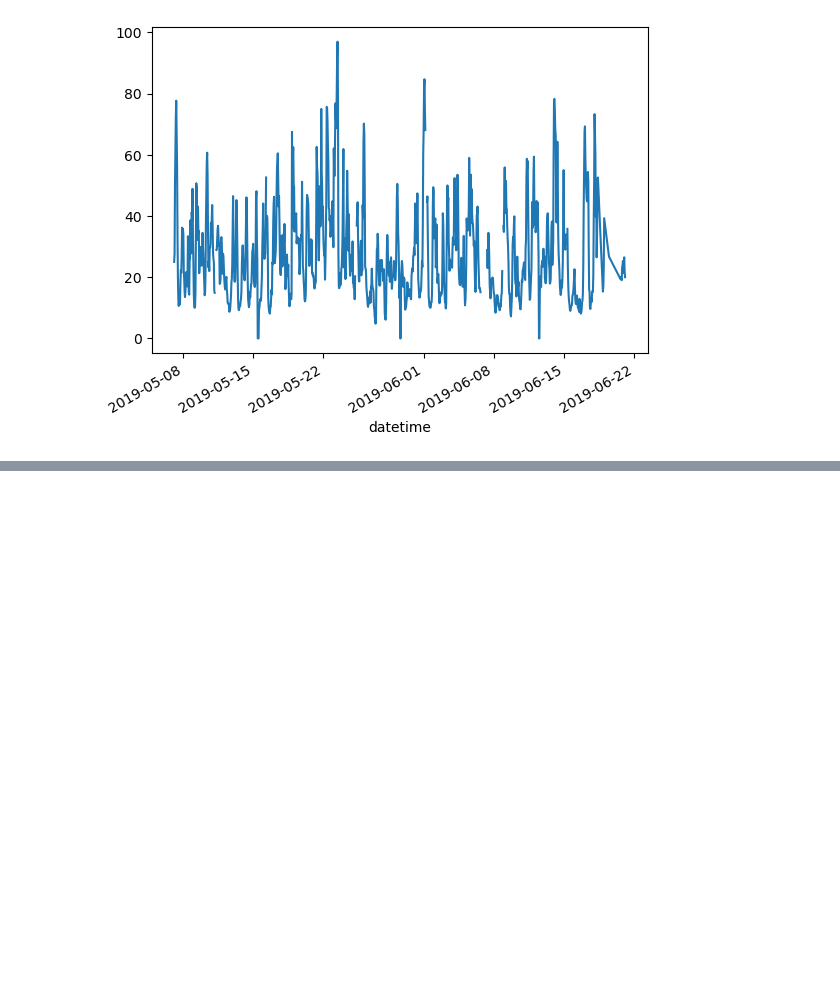
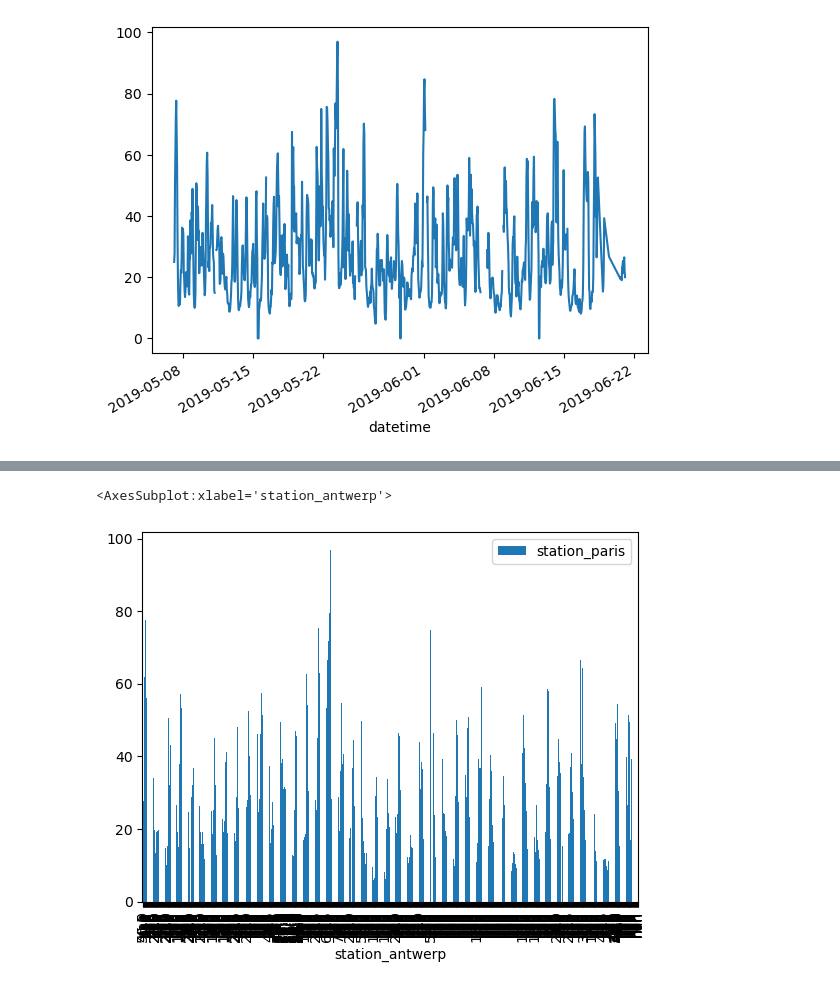
Before and after one commit to Princedave101/JupiterNotebook-python-project, a Jupyter notebook: learning pandas.ipynb, the cells around one changed output, grey strips where cells are left out. Saved outputs shown, nothing was run; the diff lists cells and outputs as text; code cells hidden in the pictures; blank space fills up the shorter version.

```diff
--- a/learning pandas.ipynb
+++ b/learning pandas.ipynb
@@ -640,0 +767,7 @@ plt.show()
+# %%
+# air_quality.plot.bar(x=0, y=1)
+# plt.show()
+air_quality.plot(kind='bar', x=0, y=1)
+# %% [output]
+<AxesSubplot:xlabel='station_antwerp'>
+[figure, added]
```
Also changed, not shown: parts of 11 cells of this notebook.
